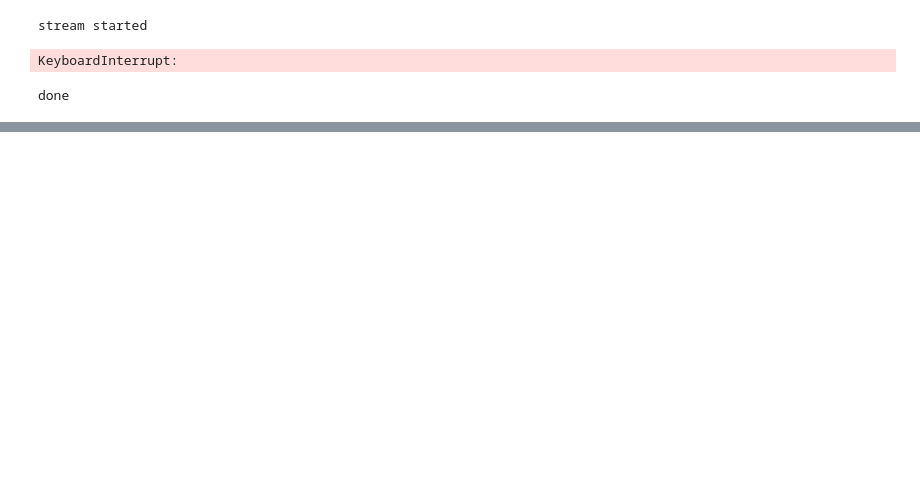
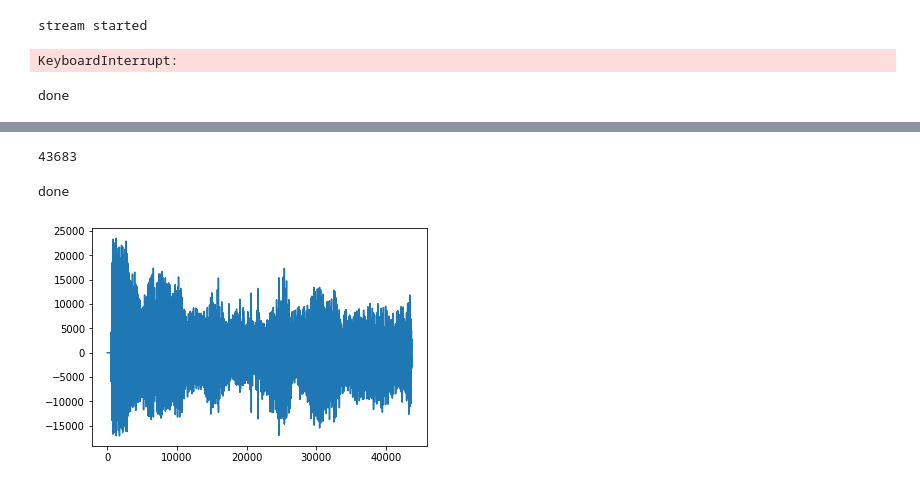
Before and after one commit to BeyondCloud/FUJI_Chorus, a Jupyter notebook: testc/fujiHarm.ipynb, the cells around one changed output, grey strips where cells are left out. Drawn from its saved outputs; the diff is of its cells as text; code cells hidden in the pictures; blank space fills up the shorter version.

```diff
--- a/testc/fujiHarm.ipynb
+++ b/testc/fujiHarm.ipynb
@@ -102,0 +105,35 @@ plt.show()
+# %%
+from scipy.io import wavfile
+
+fs, x = wavfile.read('./a.wav')
+fs, xs = wavfile.read('./as.wav')
+
+mydll = cdll.LoadLibrary(r".\testFp.dll")
+print(len(x))
+y = np.zeros([len(x)])
+xs.ctypes.data
+x = x.astype('float64');
+xs = xs.astype('float64');
+y = y.astype('float64');
+
+mydll.fp(c_void_p(xs.ctypes.data),c_void_p(x.ctypes.data),c_void_p(y.ctypes.data))
+y = y.astype('int16')
+# %% [output]
+43683
+# %%
+import _ctypes
+while True:
+    try:
+        _ctypes.FreeLibrary(mydll._handle)
+    except:
+        break
+print('done')
+# %% [output]
+done
+# %%
+import matplotlib.pyplot as plt
+import sounddevice as sd
+plt.plot(y)
+plt.show()
+# %% [output]
+[figure, added]
```
Also changed, not shown: parts of 4 cells of this notebook, 2 other files.
